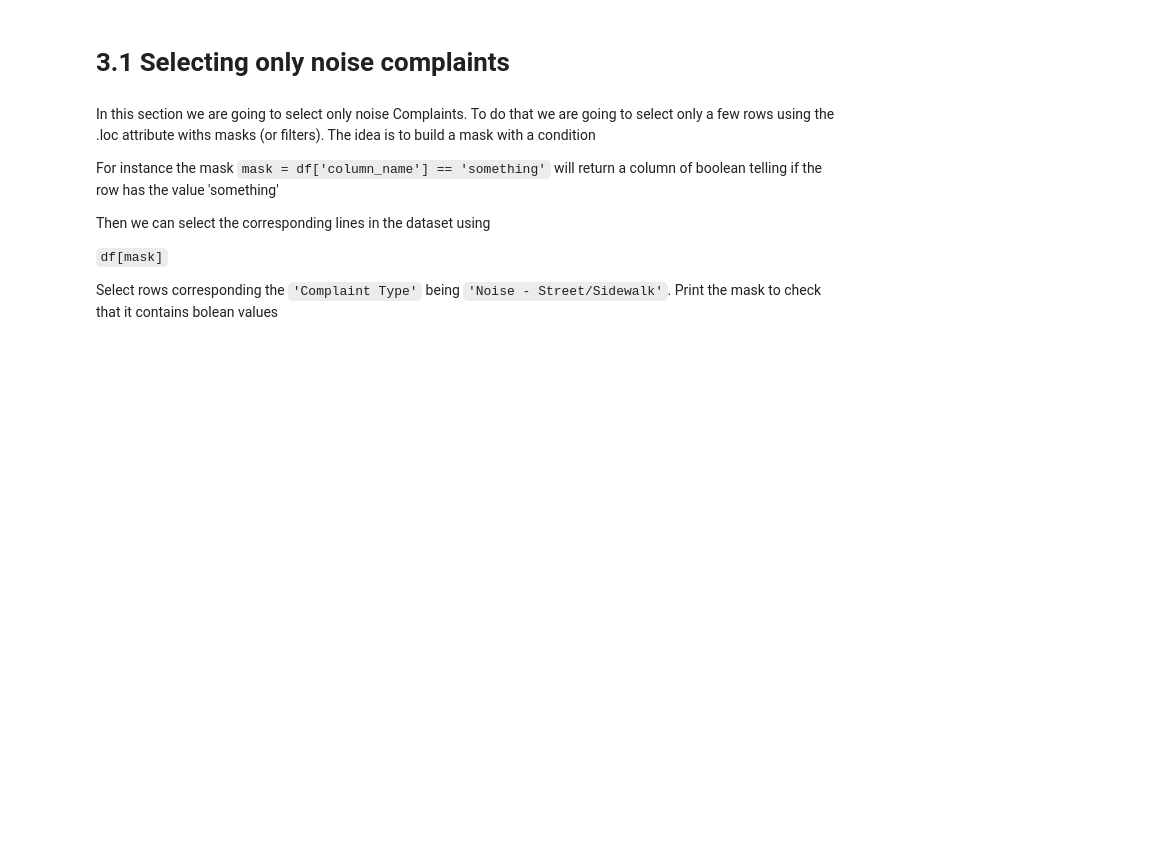
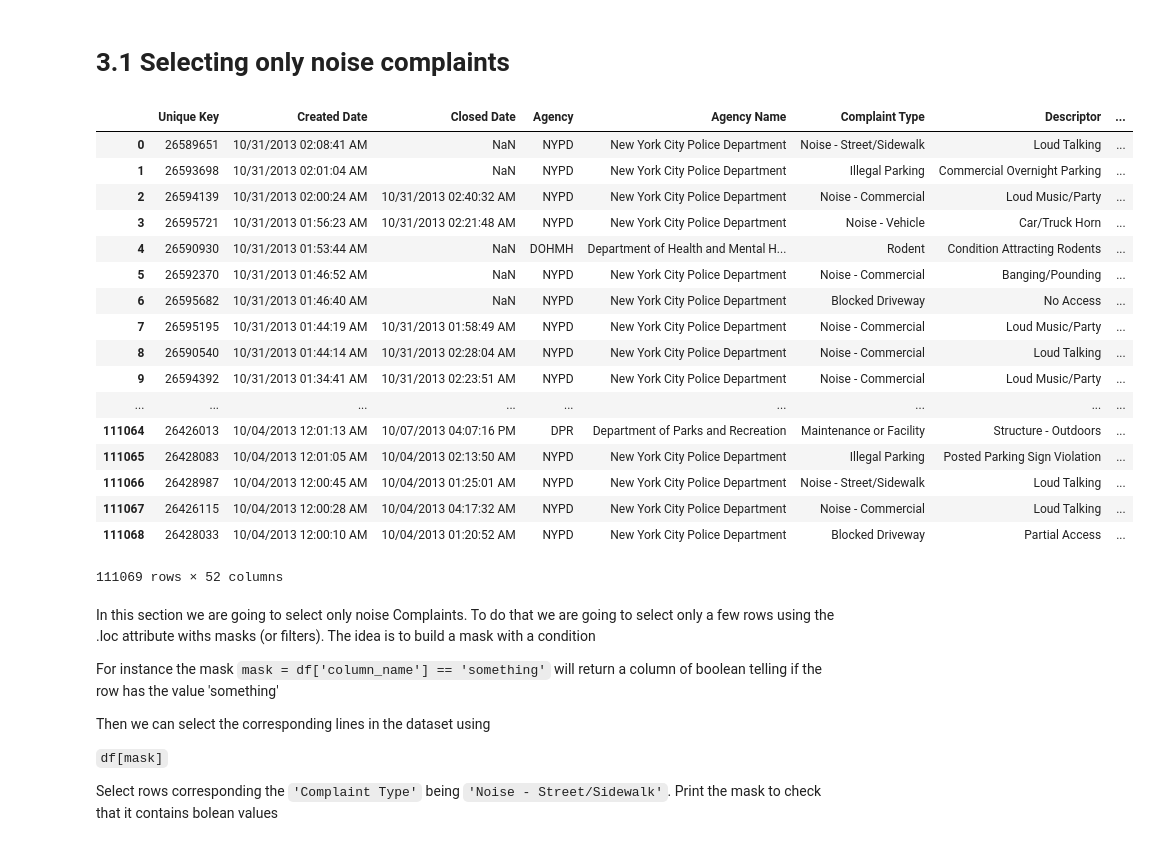
Before and after one commit to morganeheng/pandas-cookbook, a Jupyter notebook: cookbook/Chapter 3 - Which borough has the most noise complaints (or, more selecting data).ipynb, the cells around one changed output. Cells and saved outputs as stored; diff of their text form; code cells hidden in the pictures; blank space fills up the shorter version.

```diff
--- a/cookbook/Chapter 3 - Which borough has the most noise complaints (or, more selecting data).ipynb
+++ b/cookbook/Chapter 3 - Which borough has the most noise complaints (or, more selecting data).ipynb
@@ -10,8 +10,31 @@ import numpy as np
 plt.rcParams['figure.figsize'] = (15, 5)
 # %% [markdown]
 Let's continue to explore our NYC 311 service requests example. Load the dataframe as previously
+# %%
+service_df = pd.read_csv("../data/311-service-requests.csv")
 # %% [markdown]
 # 3.1 Selecting only noise complaints
+# %%
+service_df
+# %% [output]
+|  | Unique Key | Created Date | Closed Date | Agency | Agency Name | Complaint Type | Descriptor | ... |
+| 0 | 26589651 | 10/31/2013 02:08:41 AM | NaN | NYPD | New York City Police Department | Noise - Street/Sidewalk | Loud Talking | ... |
+| 1 | 26593698 | 10/31/2013 02:01:04 AM | NaN | NYPD | New York City Police Department | Illegal Parking | Commercial Overnight Parking | ... |
+| 2 | 26594139 | 10/31/2013 02:00:24 AM | 10/31/2013 02:40:32 AM | NYPD | New York City Police Department | Noise - Commercial | Loud Music/Party | ... |
+| 3 | 26595721 | 10/31/2013 01:56:23 AM | 10/31/2013 02:21:48 AM | NYPD | New York City Police Department | Noise - Vehicle | Car/Truck Horn | ... |
+| 4 | 26590930 | 10/31/2013 01:53:44 AM | NaN | DOHMH | Department of Health and Mental H... | Rodent | Condition Attracting Rodents | ... |
+| 5 | 26592370 | 10/31/2013 01:46:52 AM | NaN | NYPD | New York City Police Department | Noise - Commercial | Banging/Pounding | ... |
+| 6 | 26595682 | 10/31/2013 01:46:40 AM | NaN | NYPD | New York City Police Department | Blocked Driveway | No Access | ... |
+| 7 | 26595195 | 10/31/2013 01:44:19 AM | 10/31/2013 01:58:49 AM | NYPD | New York City Police Department | Noise - Commercial | Loud Music/Party | ... |
+| 8 | 26590540 | 10/31/2013 01:44:14 AM | 10/31/2013 02:28:04 AM | NYPD | New York City Police Department | Noise - Commercial | Loud Talking | ... |
+| 9 | 26594392 | 10/31/2013 01:34:41 AM | 10/31/2013 02:23:51 AM | NYPD | New York City Police Department | Noise - Commercial | Loud Music/Party | ... |
+| ... | ... | ... | ... | ... | ... | ... | ... | ... |
+| 111064 | 26426013 | 10/04/2013 12:01:13 AM | 10/07/2013 04:07:16 PM | DPR | Department of Parks and Recreation | Maintenance or Facility | Structure - Outdoors | ... |
+| 111065 | 26428083 | 10/04/2013 12:01:05 AM | 10/04/2013 02:13:50 AM | NYPD | New York City Police Department | Illegal Parking | Posted Parking Sign Violation | ... |
+| 111066 | 26428987 | 10/04/2013 12:00:45 AM | 10/04/2013 01:25:01 AM | NYPD | New York City Police Department | Noise - Street/Sidewalk | Loud Talking | ... |
+| 111067 | 26426115 | 10/04/2013 12:00:28 AM | 10/04/2013 04:17:32 AM | NYPD | New York City Police Department | Noise - Commercial | Loud Talking | ... |
+| 111068 | 26428033 | 10/04/2013 12:00:10 AM | 10/04/2013 01:20:52 AM | NYPD | New York City Police Department | Blocked Driveway | Partial Access | ... |
+111069 rows × 52 columns
 # %% [markdown]
 In this section we are going to select only noise Complaints. To do that we are going to select only a few rows using the .loc attribute withs masks (or filters). The idea is to build a mask with a condition
 
```
Also changed, not shown: parts of 9 cells of this notebook, 6 other files.
